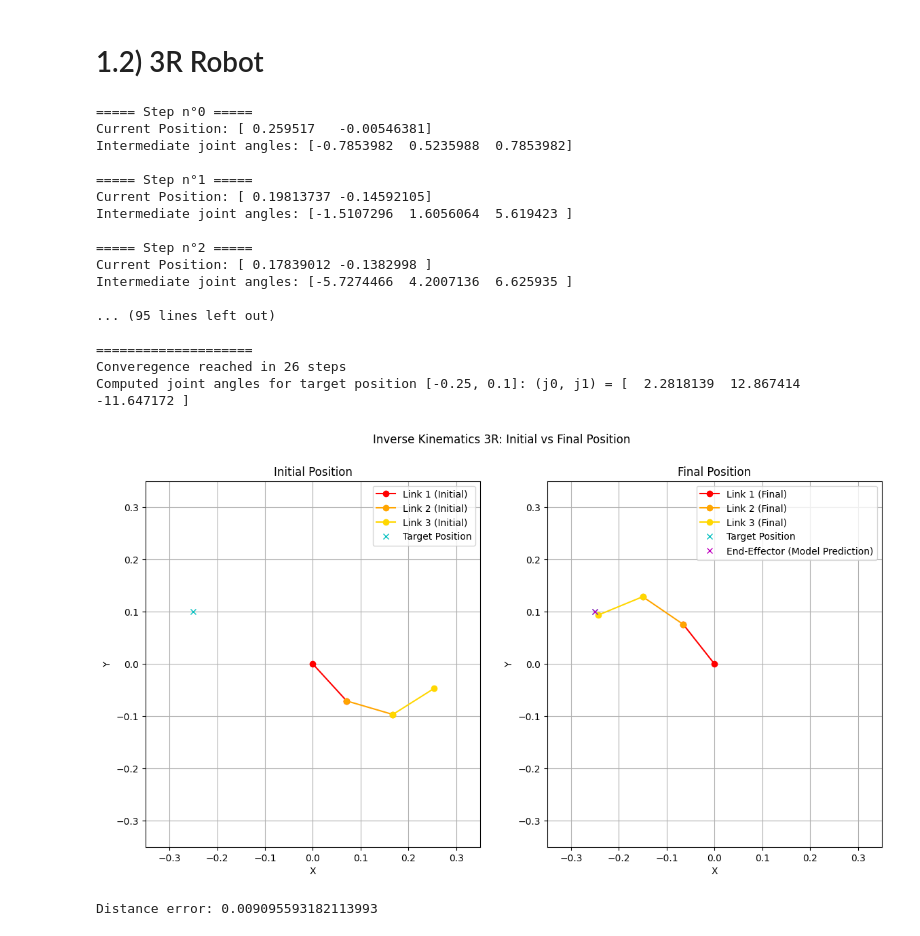
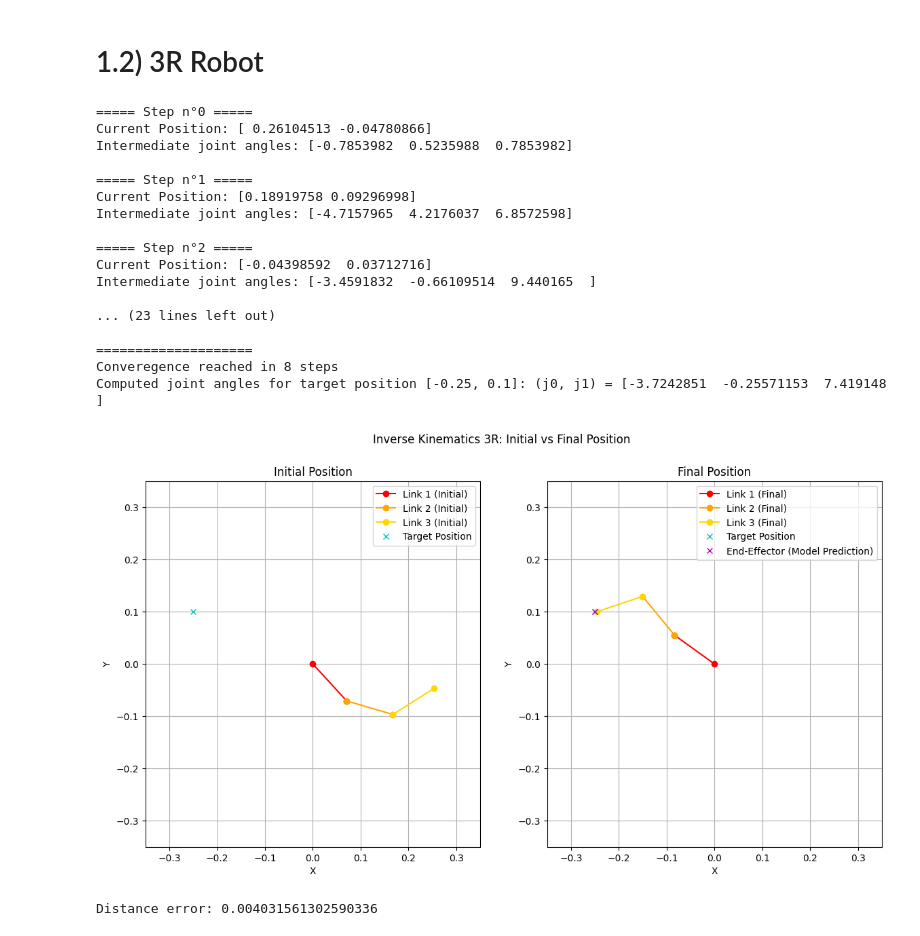
Before and after one commit to Mowibox/Mujoco-ML, a Jupyter notebook: IV-models_IK.ipynb, the cells around one changed output. Cells and saved outputs as stored; diff of their text form; code cells hidden in the pictures.

```diff
--- a/IV-models_IK.ipynb
+++ b/IV-models_IK.ipynb
@@ -55,15 +57,15 @@ Number of 3R models : 3
 # %% [markdown]
 # 1.1) 2R Robot
 # %%
-model_2R = MODELS_2R[0].model
-name_2R = MODELS_2R[0].get_name()
+model_2R = MODELS_2R[1].model
+name_2R = MODELS_2R[1].get_name()
 
 if 'raw' in name_2R:
     raw = True
 else:
     raw = False
 
-target_position = [0.15, 0]
+target_position = [0.15, -0.08]
 initial_guess = [np.pi/4, np.pi/2]
 dispIK_2R(model_2R, target_position, initial_guess, raw, display_error=True)
 # %% [output]
@@ -89,34 +91,34 @@ Distance error: 0.013990362459963693
 # %% [markdown]
 # 1.2) 3R Robot
 # %%
-model_3R = MODELS_3R[0].model
-name_3R = MODELS_3R[0].get_name()
+model_3R = MODELS_3R[1].model
+name_3R = MODELS_3R[1].get_name()
 
 if 'raw' in name_3R:
     raw = True
 else:
     raw = False
 
 target_position = [-0.25, 0.1]
 initial_guess = [-np.pi/4, np.pi/6, np.pi/4]
 dispIK_3R(model_3R, target_position, initial_guess, raw, display_error=True)
 # %% [output]
 ===== Step n°0 =====
-Current Position: [ 0.259517   -0.00546381]
+Current Position: [ 0.26104513 -0.04780866]
 Intermediate joint angles: [-0.7853982  0.5235988  0.7853982]
 
 ===== Step n°1 =====
-Current Position: [ 0.19813737 -0.14592105]
-Intermediate joint angles: [-1.5107296  1.6056064  5.619423 ]
+Current Position: [0.18919758 0.09296998]
+Intermediate joint angles: [-4.7157965  4.2176037  6.8572598]
 
 ===== Step n°2 =====
-Current Position: [ 0.17839012 -0.1382998 ]
-Intermediate joint angles: [-5.7274466  4.2007136  6.625935 ]
+Current Position: [-0.04398592  0.03712716]
+Intermediate joint angles: [-3.4591832  -0.66109514  9.440165  ]
 
-... (95 lines left out)
+... (23 lines left out)
 
 ====================
-Converegence reached in 26 steps
-Computed joint angles for target position [-0.25, 0.1]: (j0, j1) = [  2.2818139  12.867414  -11.647172 ]
+Converegence reached in 8 steps
+Computed joint angles for target position [-0.25, 0.1]: (j0, j1) = [-3.7242851  -0.25571153  7.419148  ]
-[figure, old version]
+[figure, new version]
-Distance error: 0.009095593182113993
+Distance error: 0.004031561302590336
```
Also changed, not shown: parts of 2 cells of this notebook, 19 other files.
